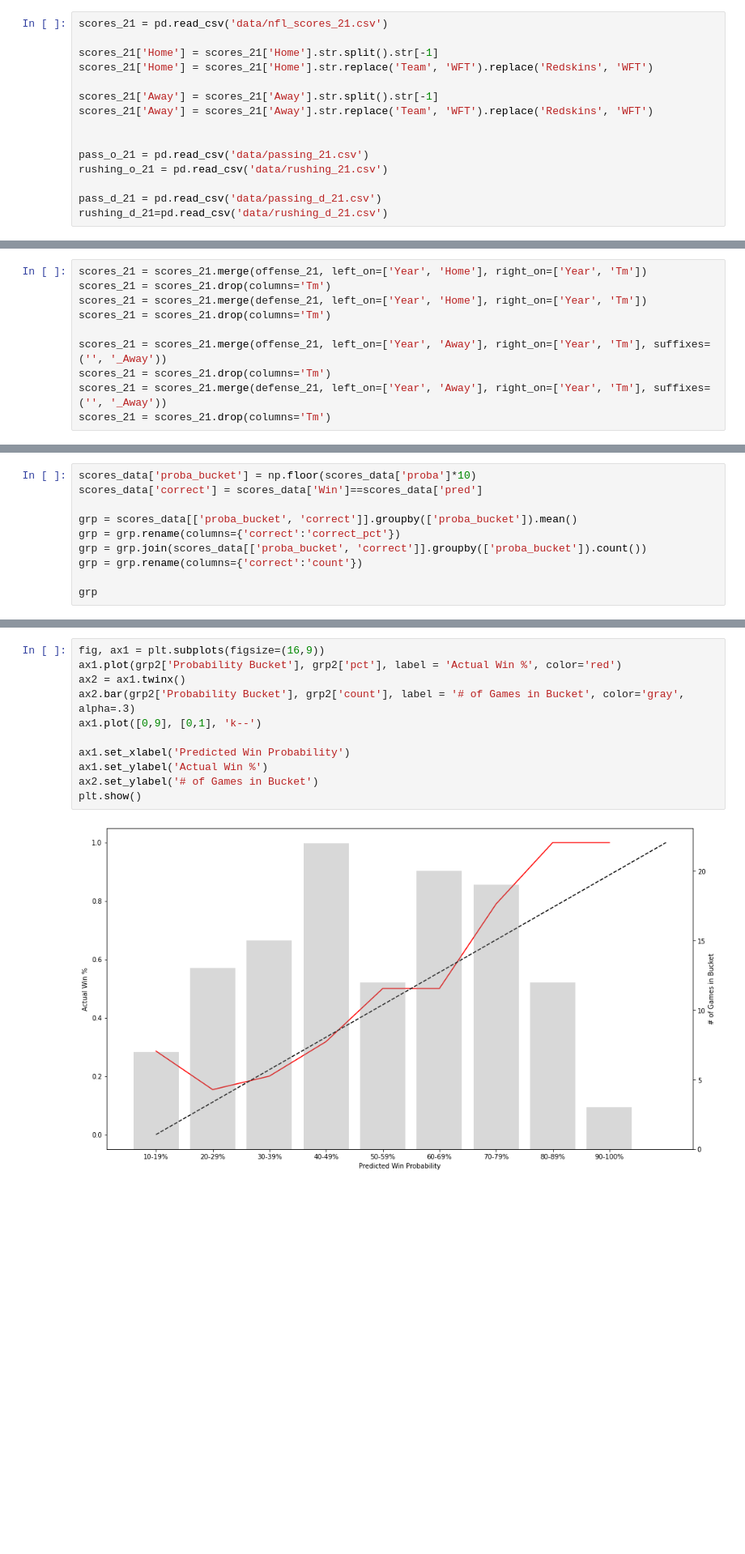
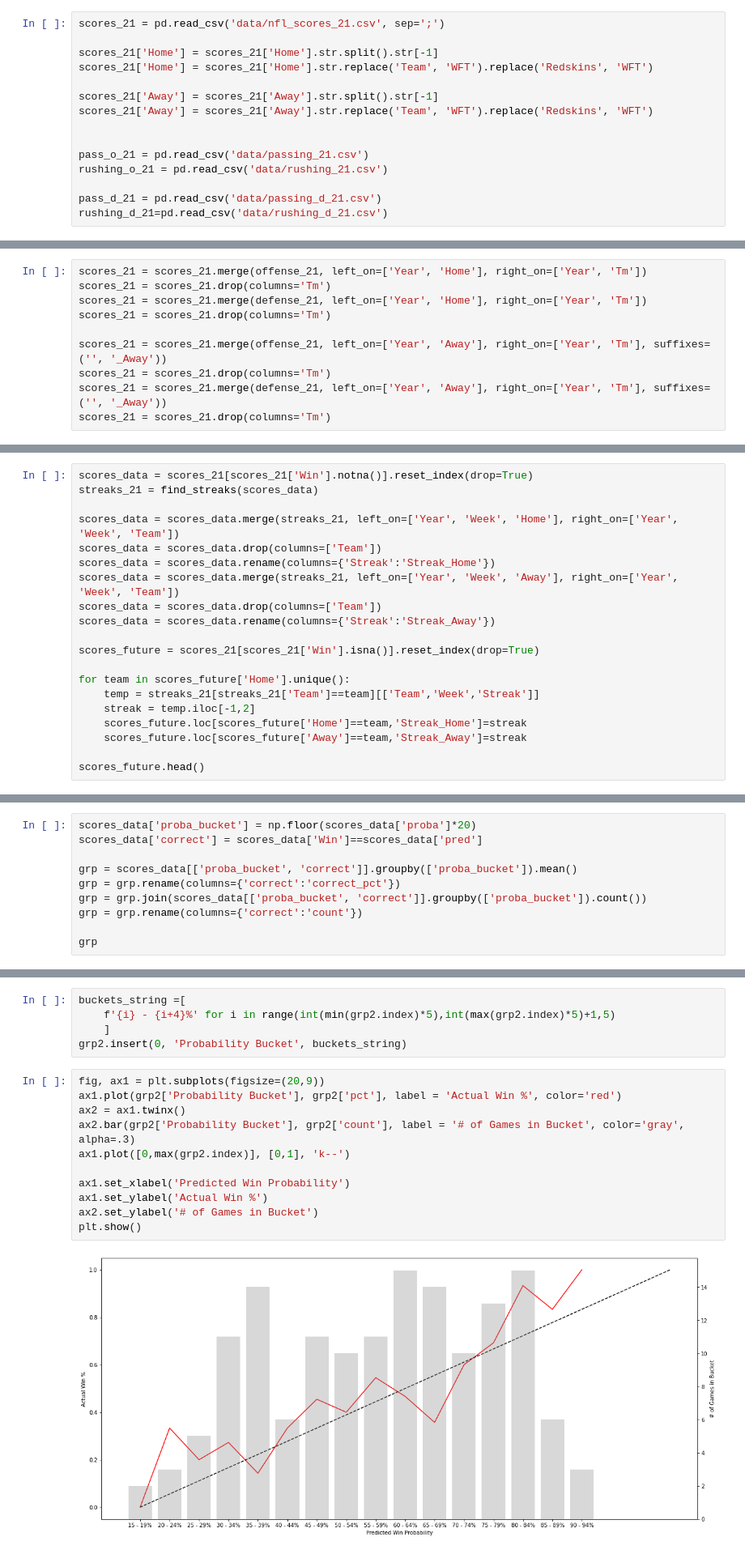
Before and after one commit to the-eric-bloomfield/football_model, a Jupyter notebook: football_model.ipynb, the cells around one changed output, grey strips where cells are left out. Shown at 81% size. Drawn from its saved outputs; the diff is of its cells as text; blank space fills up the shorter version.

Commit message:
changed data scrape and other improvements

```diff
--- a/football_model.ipynb
+++ b/football_model.ipynb
@@ -580,7 +666,7 @@ plt.show()
 # %% [markdown]
 ## Fit on 2021 Game Results
 # %%
-scores_21 = pd.read_csv('data/nfl_scores_21.csv')
+scores_21 = pd.read_csv('data/nfl_scores_21.csv', sep=';')
 
 scores_21['Home'] = scores_21['Home'].str.split().str[-1]
 scores_21['Home'] = scores_21['Home'].str.replace('Team', 'WFT').replace('Redskins', 'WFT')
@@ -676,0 +749,20 @@ scores_future.head()
+# %%
+scores_data = scores_21[scores_21['Win'].notna()].reset_index(drop=True)
+streaks_21 = find_streaks(scores_data)
+
+scores_data = scores_data.merge(streaks_21, left_on=['Year', 'Week', 'Home'], right_on=['Year', 'Week', 'Team'])
+scores_data = scores_data.drop(columns=['Team'])
+scores_data = scores_data.rename(columns={'Streak':'Streak_Home'})
+scores_data = scores_data.merge(streaks_21, left_on=['Year', 'Week', 'Away'], right_on=['Year', 'Week', 'Team'])
+scores_data = scores_data.drop(columns=['Team'])
+scores_data = scores_data.rename(columns={'Streak':'Streak_Away'})
+
+scores_future = scores_21[scores_21['Win'].isna()].reset_index(drop=True)
+
+for team in scores_future['Home'].unique():
+    temp = streaks_21[streaks_21['Team']==team][['Team','Week','Streak']]
+    streak = temp.iloc[-1,2]
+    scores_future.loc[scores_future['Home']==team,'Streak_Home']=streak
+    scores_future.loc[scores_future['Away']==team,'Streak_Away']=streak
+
+scores_future.head()
@@ -696,5 +796,5 @@ scores_data
 # %%
-scores_data['proba_bucket'] = np.floor(scores_data['proba']*10)
+scores_data['proba_bucket'] = np.floor(scores_data['proba']*20)
 scores_data['correct'] = scores_data['Win']==scores_data['pred']
 
 grp = scores_data[['proba_bucket', 'correct']].groupby(['proba_bucket']).mean()
@@ -785,16 +893,21 @@ grp2.insert(0, 'Probability Bucket', buckets_string)
+# %%
+buckets_string =[
+    f'{i} - {i+4}%' for i in range(int(min(grp2.index)*5),int(max(grp2.index)*5)+1,5)
+    ]
+grp2.insert(0, 'Probability Bucket', buckets_string)
 # %%
-fig, ax1 = plt.subplots(figsize=(16,9))
+fig, ax1 = plt.subplots(figsize=(20,9))
 ax1.plot(grp2['Probability Bucket'], grp2['pct'], label = 'Actual Win %', color='red')
 ax2 = ax1.twinx()
 ax2.bar(grp2['Probability Bucket'], grp2['count'], label = '# of Games in Bucket', color='gray', alpha=.3)
-ax1.plot([0,9], [0,1], 'k--')
+ax1.plot([0,max(grp2.index)], [0,1], 'k--')
 
 ax1.set_xlabel('Predicted Win Probability')
 ax1.set_ylabel('Actual Win %')
 ax2.set_ylabel('# of Games in Bucket')
 plt.show()
 # %% [output]
-[figure, old version]
+[figure, new version]
 # %%
 scores_future.insert(4, 'proba', XGB.predict_proba(scores_future[features])[:,1])
 scores_future.insert(4, 'pred', scores_future['proba']>thresh)
```
Also changed, not shown: parts of 60 cells of this notebook, 11 other files.
